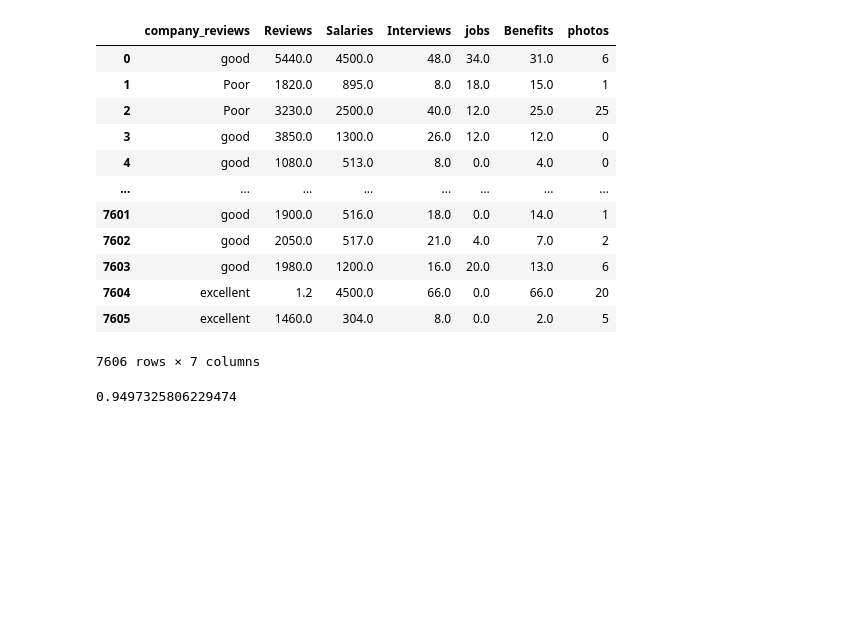
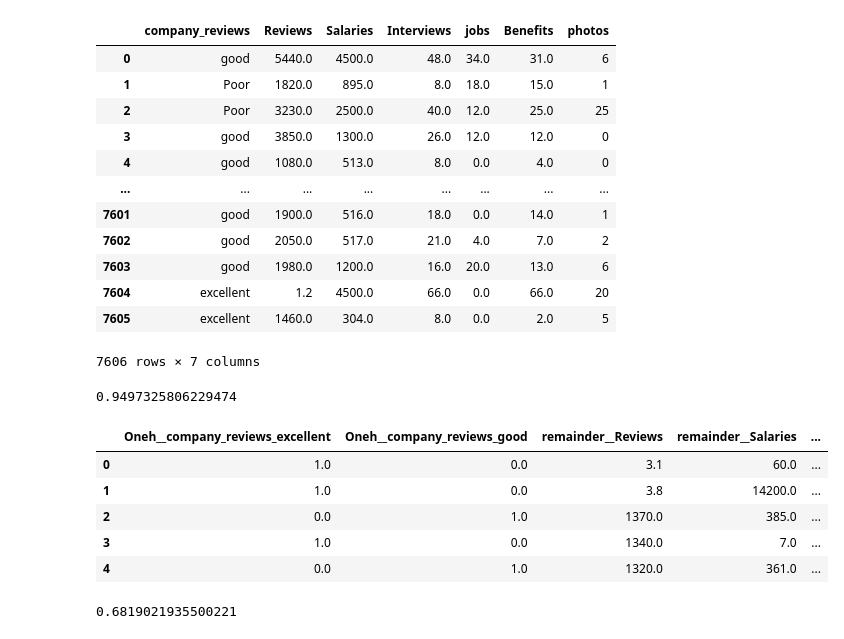
Before and after one commit to omkar429/salary_prediction, a Jupyter notebook: notebooks/test.ipynb, the cells around one changed output. Cells and saved outputs as stored; diff of their text form; code cells hidden in the pictures; blank space fills up the shorter version.

```diff
--- a/notebooks/test.ipynb
+++ b/notebooks/test.ipynb
@@ -907,0 +913,2 @@ r2_score(y_test,pr)
+# %%
+df = pd.read_csv('E:\All Project\salary_prediction\data\processed\preprocessing_test.csv')
@@ -907,0 +918,9 @@ r2_score(y_test,pr)
+# %%
+df.head()
+# %% [output]
+|  | Oneh__company_reviews_excellent | Oneh__company_reviews_good | remainder__Reviews | remainder__Salaries | ... |
+| 0 | 1.0 | 0.0 | 3.1 | 60.0 | ... |
+| 1 | 1.0 | 0.0 | 3.8 | 14200.0 | ... |
+| 2 | 0.0 | 1.0 | 1370.0 | 385.0 | ... |
+| 3 | 1.0 | 0.0 | 1340.0 | 7.0 | ... |
+| 4 | 0.0 | 1.0 | 1320.0 | 361.0 | ... |
@@ -907,0 +931,4 @@ r2_score(y_test,pr)
+# %%
+r2_score(y_test,y_pr)
+# %% [output]
+0.6819021935500221
```
Also changed, not shown: parts of 5 cells of this notebook, 10 other files.
